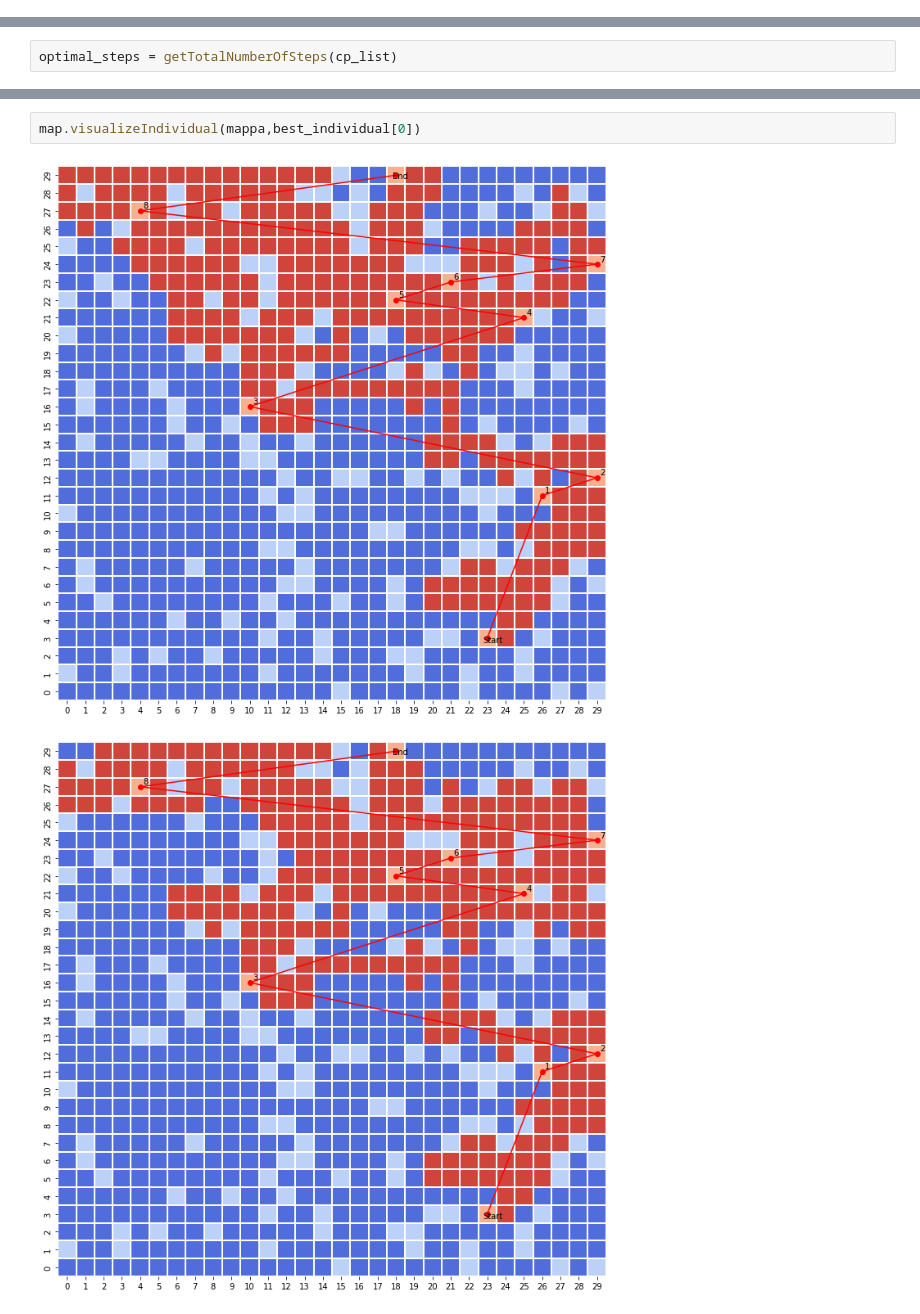
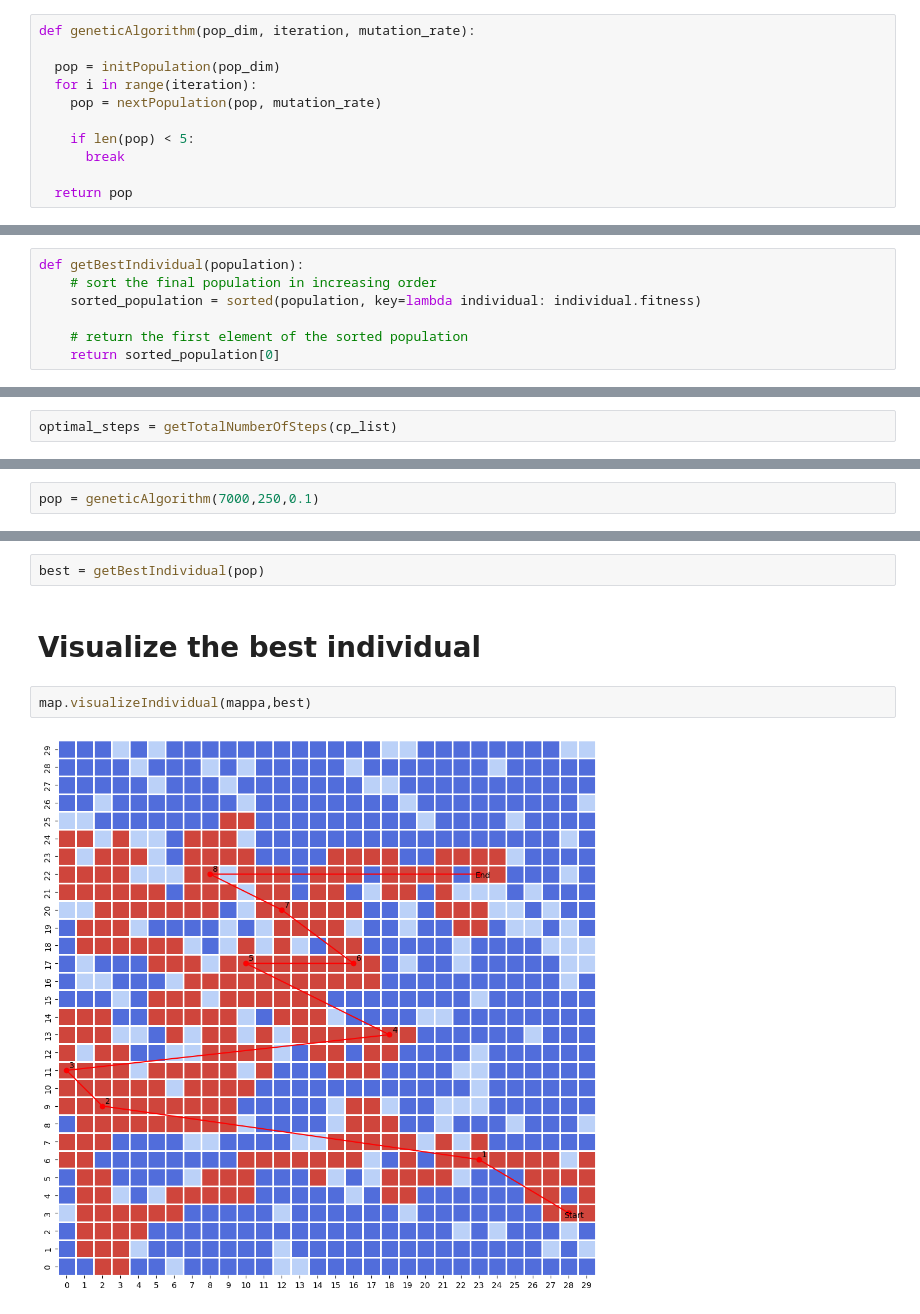
Before and after one commit to giorgio-angelo-esposito/Orienteering_GA, a Jupyter notebook: Orieentiring_GA.ipynb, the cells around one changed output, grey strips where cells are left out. Drawn from its saved outputs; the diff is of its cells as text.

```diff
--- a/Orieentiring_GA.ipynb
+++ b/Orieentiring_GA.ipynb
@@ -292,0 +609,11 @@ def checkControlPoint(point, cp):
+# %%
+def geneticAlgorithm(pop_dim, iteration, mutation_rate):
+
+  pop = initPopulation(pop_dim)
+  for i in range(iteration):
+    pop = nextPopulation(pop, mutation_rate)
+
+    if len(pop) < 5:
+      break
+
+  return pop
@@ -292,0 +622,7 @@ def checkControlPoint(point, cp):
+# %%
+def getBestIndividual(population):
+    # sort the final population in increasing order
+    sorted_population = sorted(population, key=lambda individual: individual.fitness)
+
+    # return the first element of the sorted population
+    return sorted_population[0]
@@ -617,0 +655,2 @@ Visualizza Individuo
+# %%
+pop = geneticAlgorithm(7000,250,0.1)
@@ -618,5 +659,8 @@ Visualizza Individuo
+# %%
+best = getBestIndividual(pop)
+# %% [markdown]
+# Visualize the best individual
 # %%
-map.visualizeIndividual(mappa,best_individual[0])
+map.visualizeIndividual(mappa,best)
 # %% [output]
-[figure, old version]
+[figure, new version]
-[figure, removed]
```
Also changed, not shown: parts of 105 cells of this notebook.
